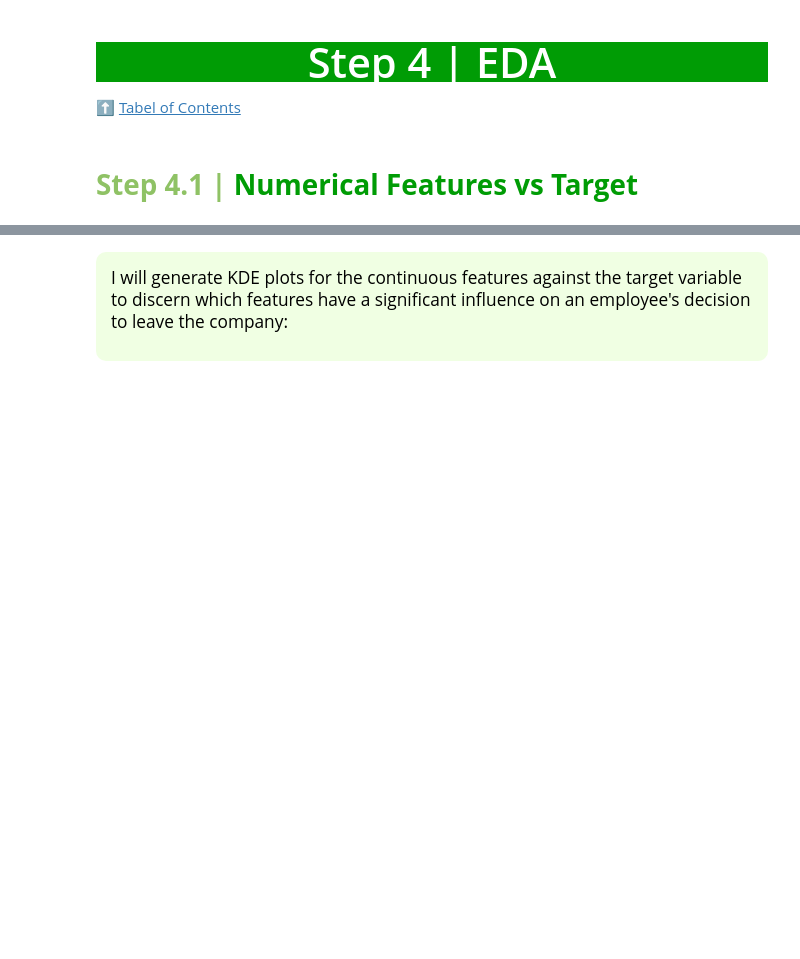
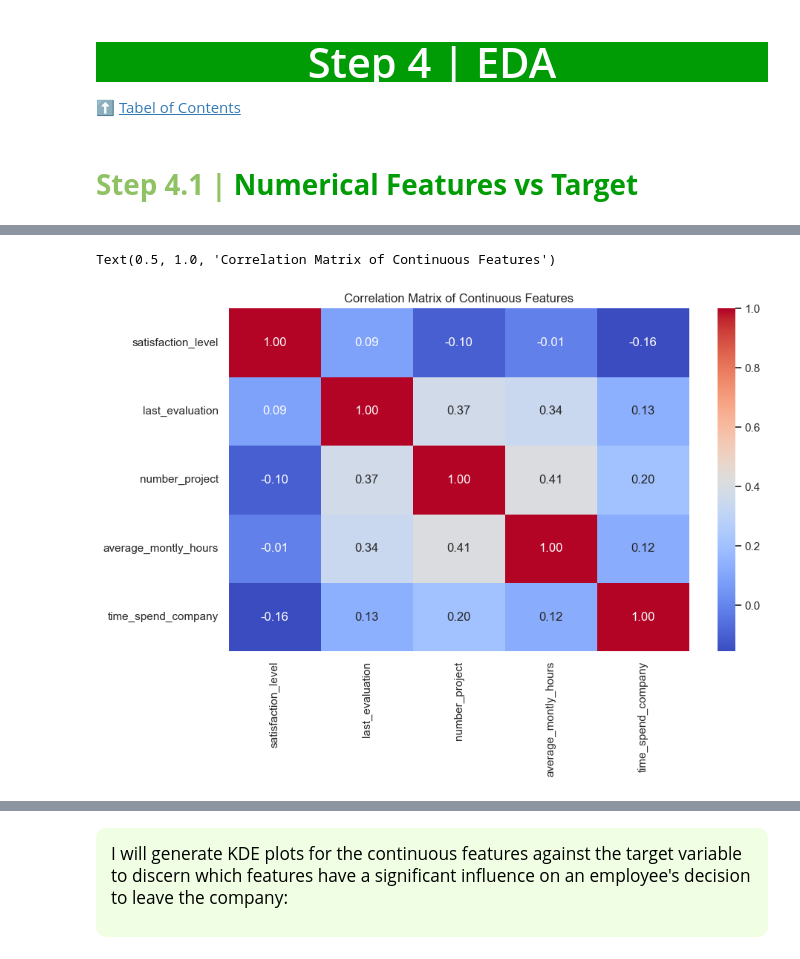
Before and after one commit to plozano0/Hands-On-Data-Analysis-with-Pandas-2nd-Edition, a Jupyter notebook: Lozano_P_Final_Project.ipynb, the cells around one changed output, grey strips where cells are left out. Drawn from its saved outputs; the diff is of its cells as text; code cells hidden in the pictures; blank space fills up the shorter version.

```diff
--- a/Lozano_P_Final_Project.ipynb
+++ b/Lozano_P_Final_Project.ipynb
@@ -346,0 +489,9 @@ __`mean_projects_per_year`__
+# %%
+# Let's find the covariances between the continuous features
+correlation_matrix = df_log_zscore[continuous_features].corr()
+plt.figure(figsize=(10, 6))
+sns.heatmap(correlation_matrix, annot=True, cmap='coolwarm', fmt=".2f")
+plt.title('Correlation Matrix of Continuous Features')
+# %% [output]
+Text(0.5, 1.0, 'Correlation Matrix of Continuous Features')
+[figure, added]
```
Also changed, not shown: parts of 24 cells of this notebook.
